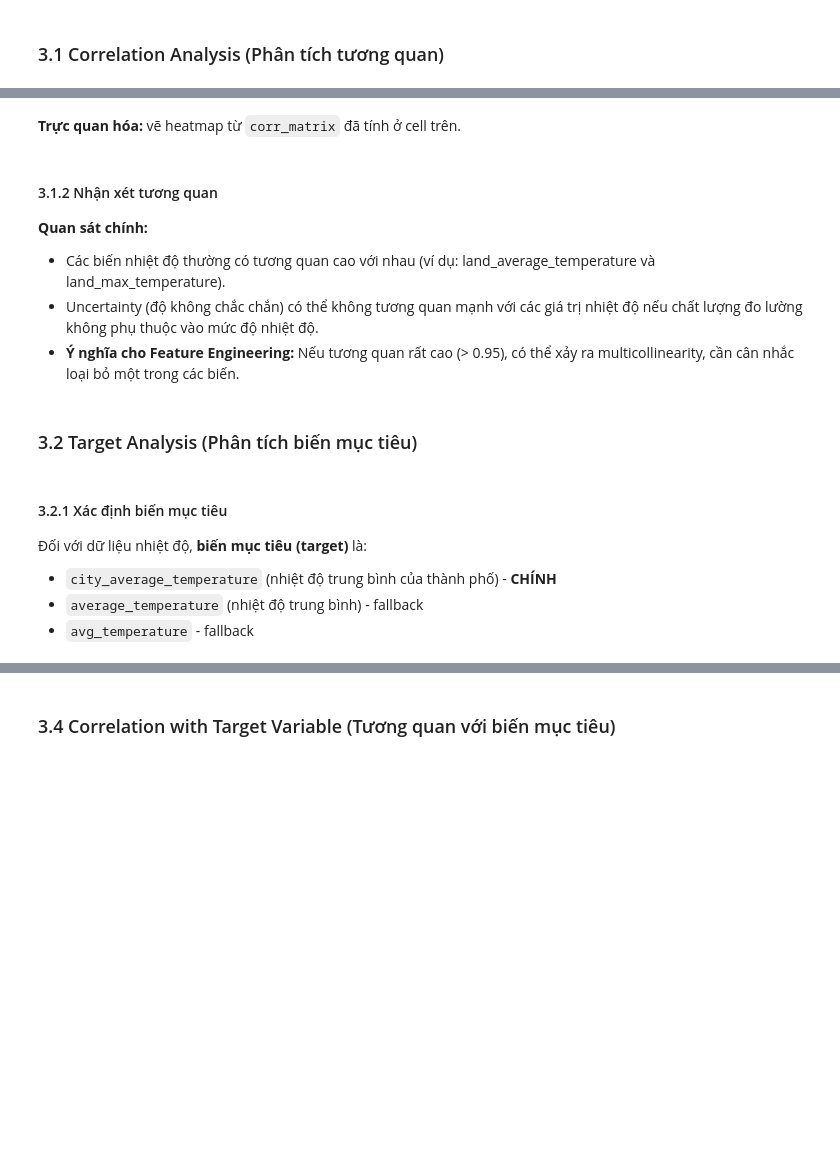
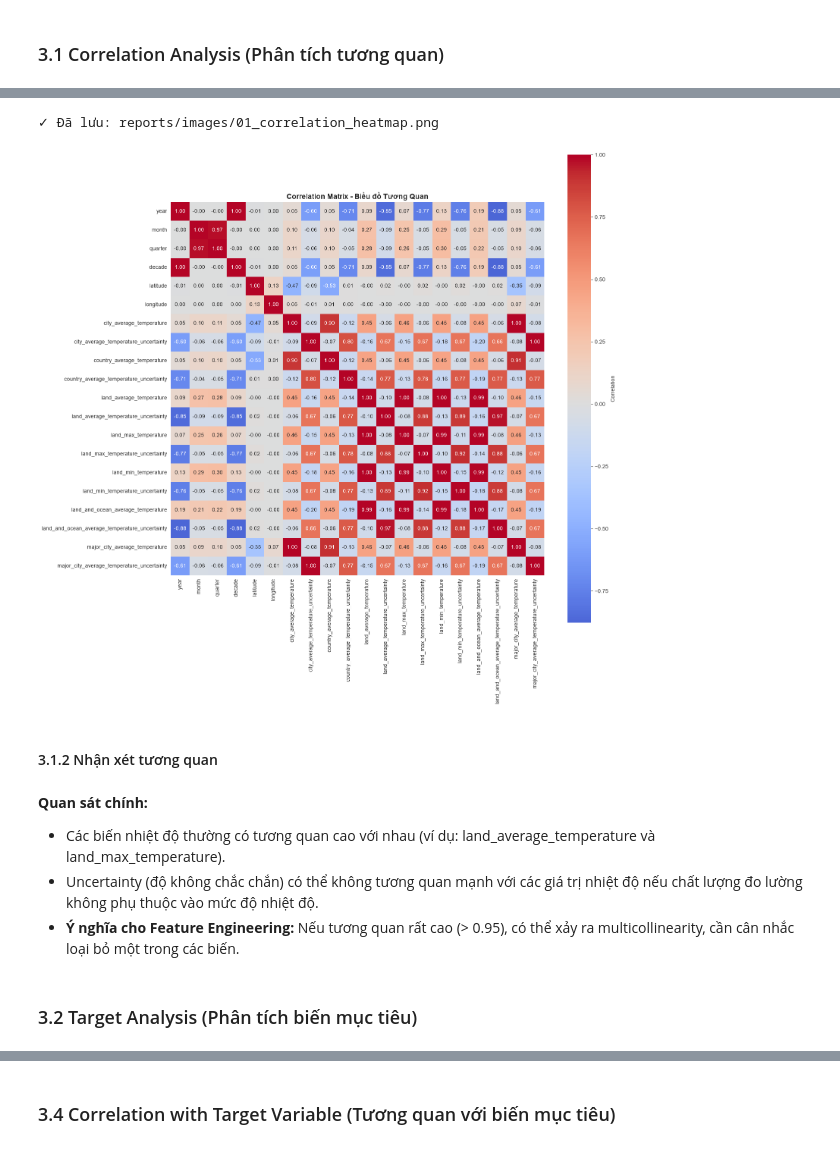
Before and after one commit to Sekaiiii1/Global-Surface-Temperature-Analysis, a Jupyter notebook: notebooks_v2/04_eda_visualization.ipynb, the cells around one changed output, grey strips where cells are left out. Drawn from its saved outputs; the diff is of its cells as text; code cells hidden in the pictures; blank space fills up the shorter version.

```diff
--- a/notebooks_v2/04_eda_visualization.ipynb
+++ b/notebooks_v2/04_eda_visualization.ipynb
@@ -278,14 +187,7 @@ print(f"\n{'='*70}\n")
 # %%
-if df is not None:
-    # Lọc các cột số
-    numeric_cols = df.select_dtypes(include=[np.number]).columns.tolist()
-else:
-    numeric_cols = []
+numeric_cols = df.select_dtypes(include=[np.number]).columns.tolist()
+corr_matrix = df[numeric_cols].corr()
 
-if numeric_cols:
-    corr_matrix = df[numeric_cols].corr()
-
-    print(f"📊 Ma trận tương quan giữa các biến số:")
-    print(corr_matrix)
-else:
-    print("⚠ Không có cột số để tính tương quan.")
+pd.set_option('display.float_format', '{:.4f}'.format)
+print(f"Ma trận tương quan giữa các biến số:")
+print(corr_matrix)
@@ -292,34 +212,27 @@ else:
-# %% [markdown]
-**Trực quan hóa:** vẽ heatmap từ `corr_matrix` đã tính ở cell trên.
 # %%
-if numeric_cols:
-    n_vars = len(corr_matrix)
-    fig_size = max(8, min(16, n_vars * 0.8 + 2))
-    plt.figure(figsize=(fig_size, fig_size * 0.95))
-    sns.heatmap(corr_matrix, annot=True, fmt='.2f', cmap='coolwarm',
-                center=0, square=True, cbar_kws={'label': 'Correlation'})
-    plt.title('Correlation Matrix - Biểu đồ Tương Quan', fontsize=14, fontweight='bold')
-    plt.tight_layout()
+n_vars = len(corr_matrix)
+fig_size = max(8, min(16, n_vars * 0.8 + 2))
+plt.figure(figsize=(fig_size, fig_size * 0.95))
+sns.heatmap(corr_matrix, annot=True, fmt='.2f', cmap='coolwarm',
+    center=0, square=True, cbar_kws={'label': 'Correlation'})
+plt.title('Correlation Matrix - Biểu đồ Tương Quan', fontsize=14, fontweight='bold')
+plt.tight_layout()
 
     # Lưu ảnh
-    if REPORT_IMAGES.exists():
-        plt.savefig(REPORT_IMAGES / '01_correlation_heatmap.png', dpi=300, bbox_inches='tight')
-        print("✓ Đã lưu: reports/images/01_correlation_heatmap.png")
+if REPORT_IMAGES.exists():
+    plt.savefig(REPORT_IMAGES / '01_correlation_heatmap.png', dpi=300, bbox_inches='tight')
+    print("✓ Đã lưu: reports/images/01_correlation_heatmap.png")
 
-    plt.show()
+plt.show()
+# %% [output]
+✓ Đã lưu: reports/images/01_correlation_heatmap.png
+[figure, added]
+# %% [markdown]
+#### 3.1.2 Nhận xét tương quan
 # %% [markdown]
-#### 3.1.2 Nhận xét tương quan
-
 **Quan sát chính:**
 - Các biến nhiệt độ thường có tương quan cao với nhau (ví dụ: land_average_temperature và land_max_temperature).
 - Uncertainty (độ không chắc chắn) có thể không tương quan mạnh với các giá trị nhiệt độ nếu chất lượng đo lường không phụ thuộc vào mức độ nhiệt độ.
 - **Ý nghĩa cho Feature Engineering:** Nếu tương quan rất cao (> 0.95), có thể xảy ra multicollinearity, cần cân nhắc loại bỏ một trong các biến.
 # %% [markdown]
 ### 3.2 Target Analysis (Phân tích biến mục tiêu)
-# %% [markdown]
-#### 3.2.1 Xác định biến mục tiêu
-
-Đối với dữ liệu nhiệt độ, **biến mục tiêu (target)** là:
-- `city_average_temperature` (nhiệt độ trung bình của thành phố) - **CHÍNH**
-- `average_temperature` (nhiệt độ trung bình) - fallback
-- `avg_temperature` - fallback
```
Also changed, not shown: parts of 108 cells of this notebook, 6 other files.
